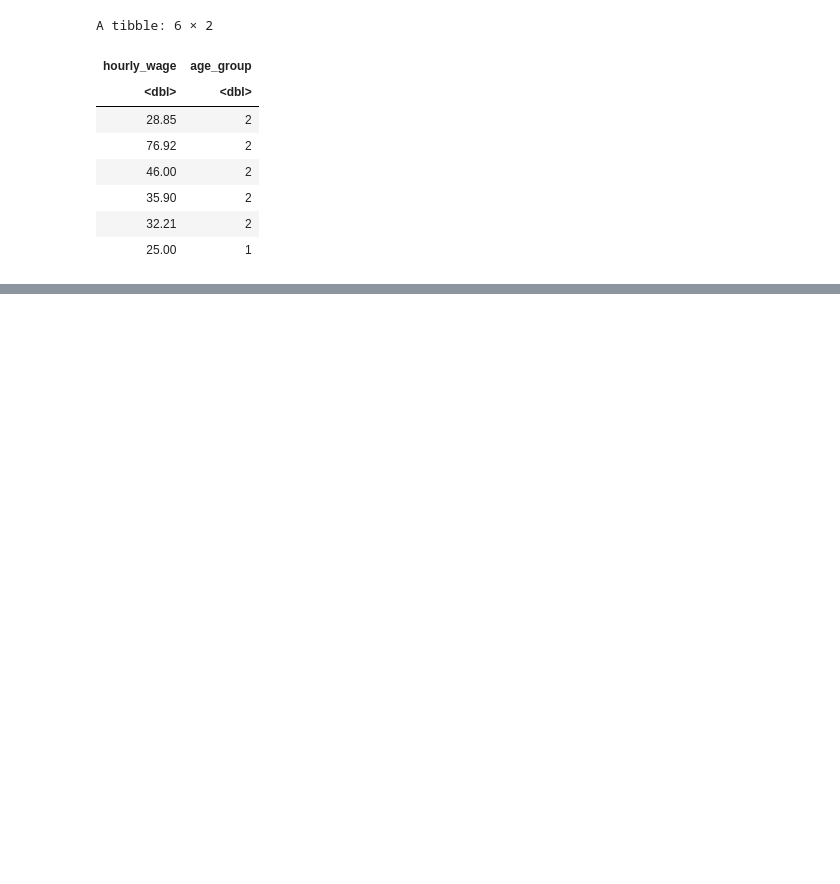
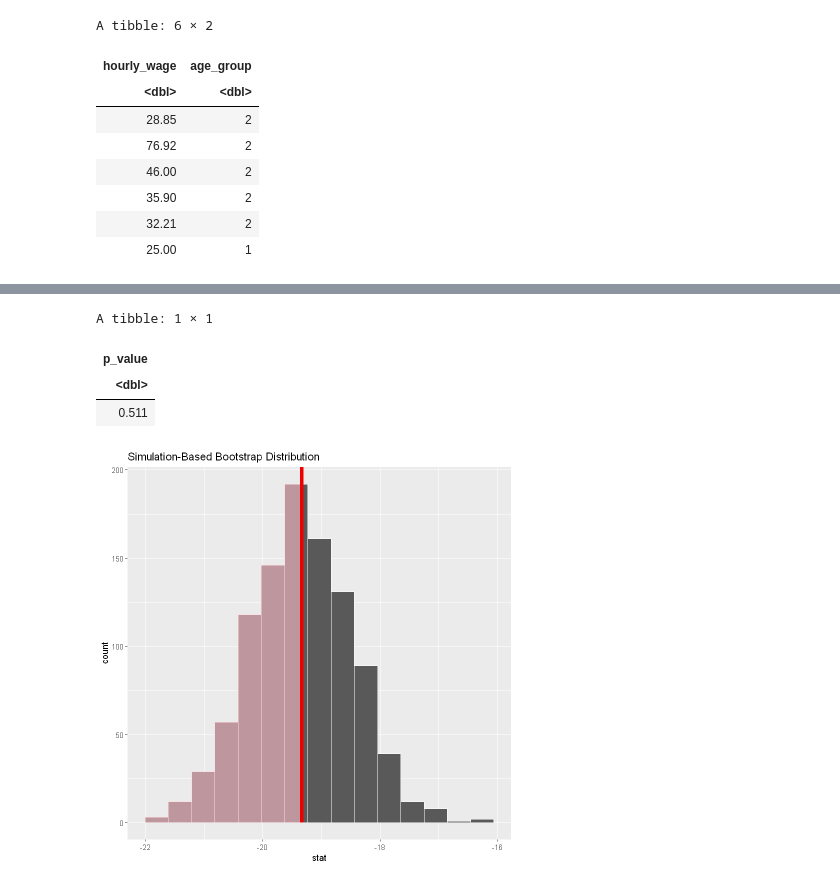
Before and after one commit to GWilliam02/STAT201-Project, a Jupyter notebook: ConfidenceInterval.ipynb, the cells around one changed output, grey strips where cells are left out. Cells and saved outputs as stored; diff of their text form; code cells hidden in the pictures; blank space fills up the shorter version.

Commit message:
Bootstrapping

```diff
--- a/ConfidenceInterval.ipynb
+++ b/ConfidenceInterval.ipynb
@@ -153,3 +139,10 @@ A tibble: 6 × 2
 | 35.90 | 2 |
 | 32.21 | 2 |
 | 25.00 | 1 |
+# %%
+null_model_wage <- employment_clean |>
+                    specify(formula = hourly_wage ~ age_group) |>
+                    generate(reps = 1000, type = "bootstrap") |>
+                    calculate(stat = "diff in means", order = c("1","2"))
+
+head(null_model_wage)
@@ -155,0 +159,14 @@ A tibble: 6 × 2
+# %%
+wage_results_plot <- null_model_wage |>
+                    visualize() +
+                    shade_p_value(obs_stat = (x$mean-y$mean), direction = "less")
+wage_results_plot
+wage_p_value <- null_model_wage |>
+                get_p_value(obs_stat = (x$mean-y$mean), direction = "less")
+wage_p_value
+# %% [output]
+A tibble: 1 × 1
+| p_value |
+| <dbl> |
+| 0.511 |
+[figure, added]
```
Also changed, not shown: parts of 7 cells of this notebook, 1 other file.
